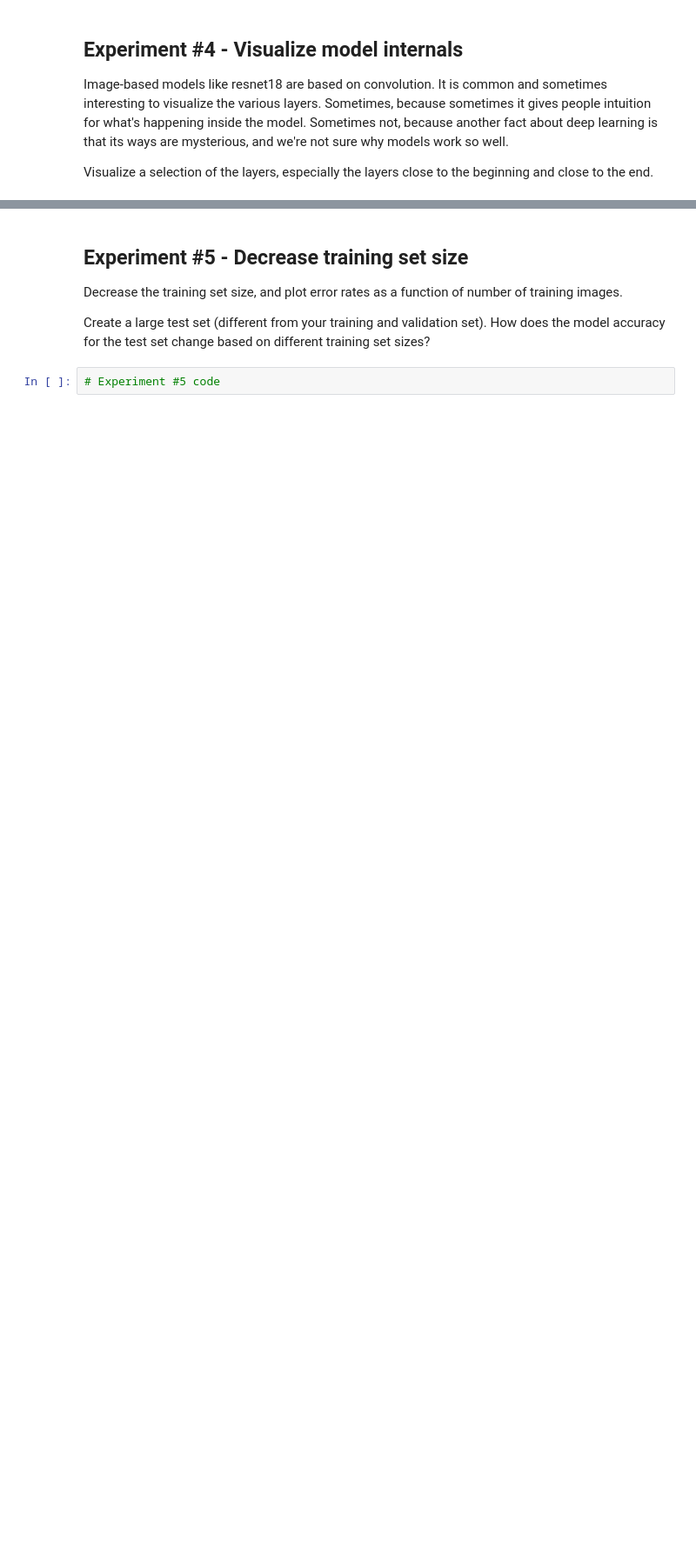
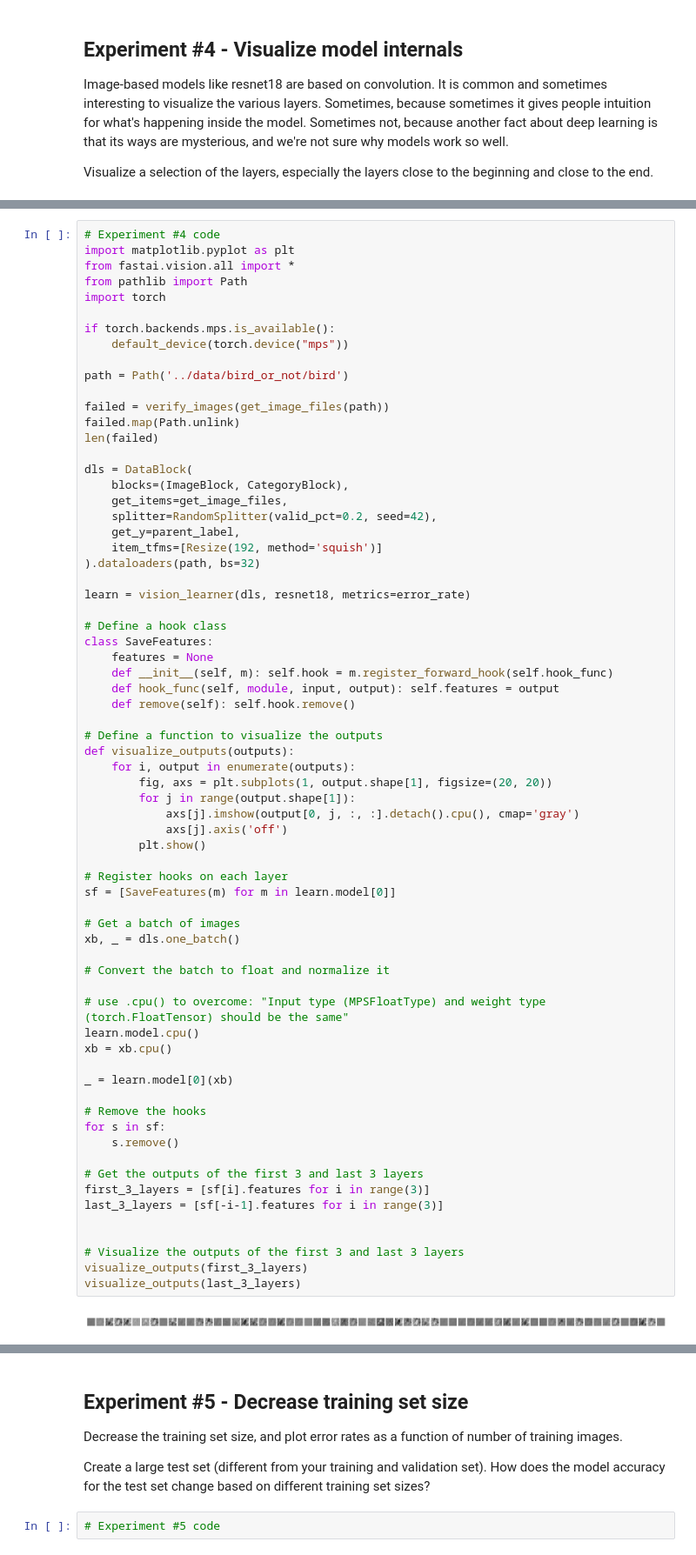
Before and after one commit to praneethys/codepath-bootcamp, a Jupyter notebook: notebooks/AI_LLM_for_Devs_Week_1_Experiment_notebook.ipynb, the cells around one changed output, grey strips where cells are left out. Shown at 87% size. Cells and saved outputs as stored; diff of their text form; blank space fills up the shorter version.

```diff
--- a/notebooks/AI_LLM_for_Devs_Week_1_Experiment_notebook.ipynb
+++ b/notebooks/AI_LLM_for_Devs_Week_1_Experiment_notebook.ipynb
@@ -269,0 +294,70 @@ Visualize a selection of the layers, especially the layers close to the beginnin
+# %%
+# Experiment #4 code
+import matplotlib.pyplot as plt
+from fastai.vision.all import *
+from pathlib import Path
+import torch
+
+if torch.backends.mps.is_available():
+    default_device(torch.device("mps"))
+
+path = Path('../data/bird_or_not/bird')
+
+failed = verify_images(get_image_files(path))
+failed.map(Path.unlink)
+len(failed)
+
+dls = DataBlock(
+    blocks=(ImageBlock, CategoryBlock),
+    get_items=get_image_files,
+    splitter=RandomSplitter(valid_pct=0.2, seed=42),
+    get_y=parent_label,
+    item_tfms=[Resize(192, method='squish')]
+).dataloaders(path, bs=32)
+
+learn = vision_learner(dls, resnet18, metrics=error_rate)
+
+# Define a hook class
+class SaveFeatures:
+    features = None
+    def __init__(self, m): self.hook = m.register_forward_hook(self.hook_func)
+    def hook_func(self, module, input, output): self.features = output
+    def remove(self): self.hook.remove()
+
+# Define a function to visualize the outputs
+def visualize_outputs(outputs):
+    for i, output in enumerate(outputs):
+        fig, axs = plt.subplots(1, output.shape[1], figsize=(20, 20))
+        for j in range(output.shape[1]):
+            axs[j].imshow(output[0, j, :, :].detach().cpu(), cmap='gray')
+            axs[j].axis('off')
+        plt.show()
+
+# Register hooks on each layer
+sf = [SaveFeatures(m) for m in learn.model[0]]
+
+# Get a batch of images
+xb, _ = dls.one_batch()
+
+# Convert the batch to float and normalize it
+
+# use .cpu() to overcome: "Input type (MPSFloatType) and weight type (torch.FloatTensor) should be the same"
+learn.model.cpu()
+xb = xb.cpu()
+
+_ = learn.model[0](xb)
+
+# Remove the hooks
+for s in sf:
+    s.remove()
+
+# Get the outputs of the first 3 and last 3 layers
+first_3_layers = [sf[i].features for i in range(3)]
+last_3_layers = [sf[-i-1].features for i in range(3)]
+
+
+# Visualize the outputs of the first 3 and last 3 layers
+visualize_outputs(first_3_layers)
+visualize_outputs(last_3_layers)
+# %% [output]
+[figure, added]
```
Also changed, not shown: parts of 14 cells of this notebook.
